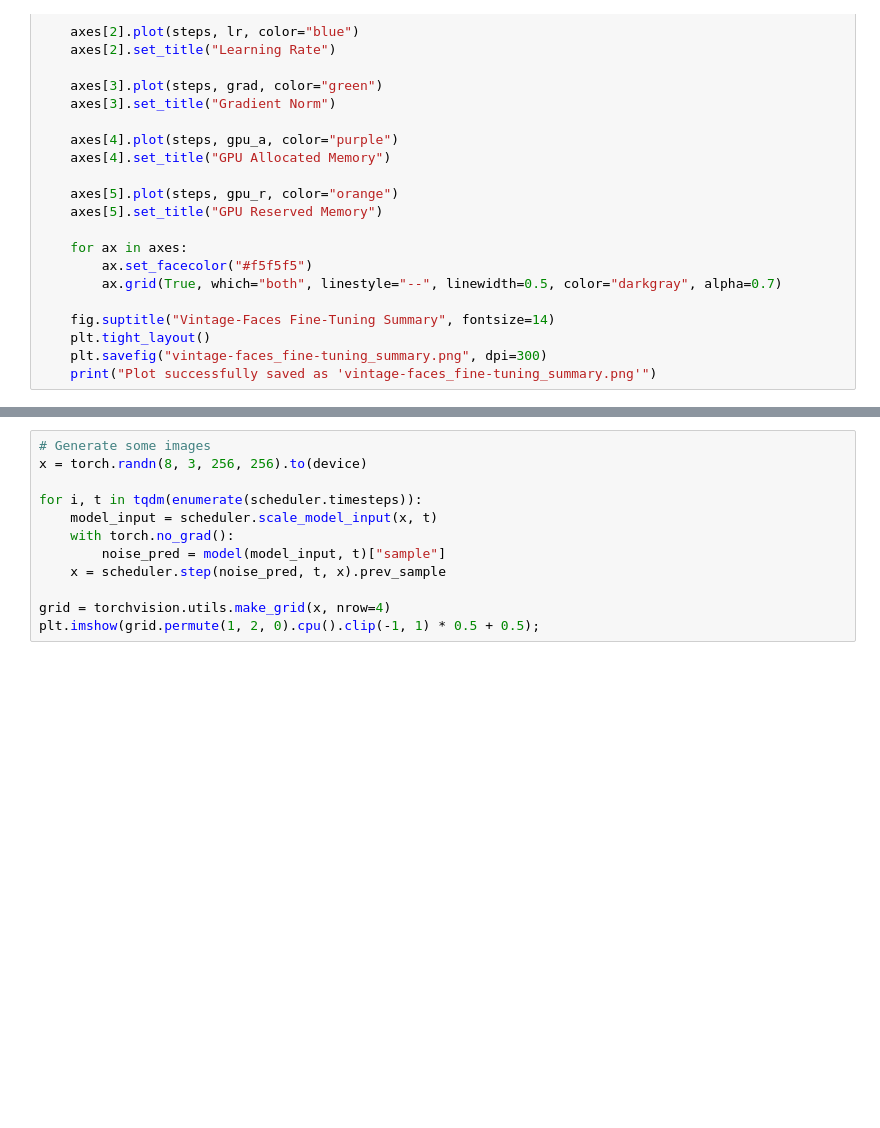
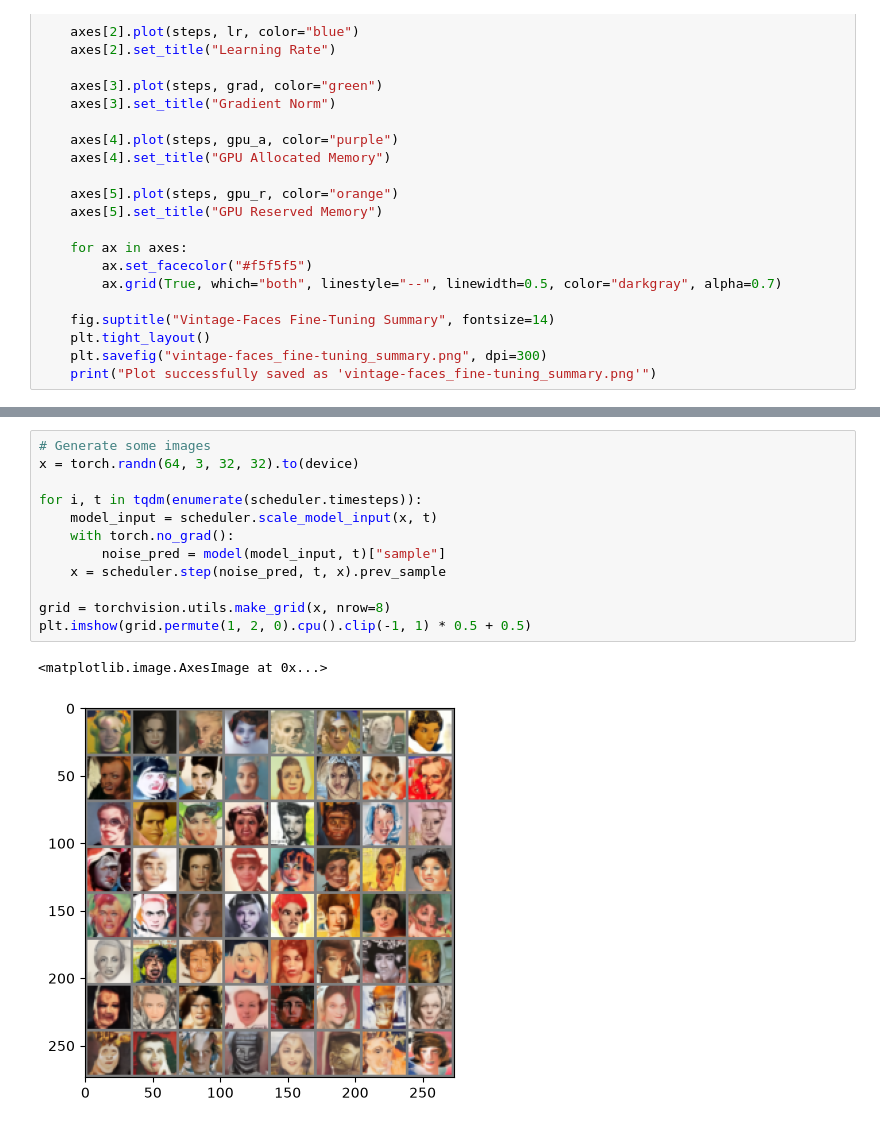
Before and after one commit to FlyingMatrix/diffusion, a Jupyter notebook: diffusion-fine-tuning.ipynb, the cells around one changed output, grey strips where cells are left out. Drawn from its saved outputs; the diff is of its cells as text; blank space fills up the shorter version.

```diff
--- a/diffusion-fine-tuning.ipynb
+++ b/diffusion-fine-tuning.ipynb
@@ -311,12 +364,15 @@ model.eval()
 # %%
 # Generate some images
-x = torch.randn(8, 3, 256, 256).to(device)
+x = torch.randn(64, 3, 32, 32).to(device)
 
 for i, t in tqdm(enumerate(scheduler.timesteps)):
     model_input = scheduler.scale_model_input(x, t)
     with torch.no_grad():
         noise_pred = model(model_input, t)["sample"]
     x = scheduler.step(noise_pred, t, x).prev_sample
 
-grid = torchvision.utils.make_grid(x, nrow=4)
-plt.imshow(grid.permute(1, 2, 0).cpu().clip(-1, 1) * 0.5 + 0.5);
+grid = torchvision.utils.make_grid(x, nrow=8)
+plt.imshow(grid.permute(1, 2, 0).cpu().clip(-1, 1) * 0.5 + 0.5)
+# %% [output]
+<matplotlib.image.AxesImage at 0x...>
+[figure, added]
```
Also changed, not shown: parts of 8 cells of this notebook.
